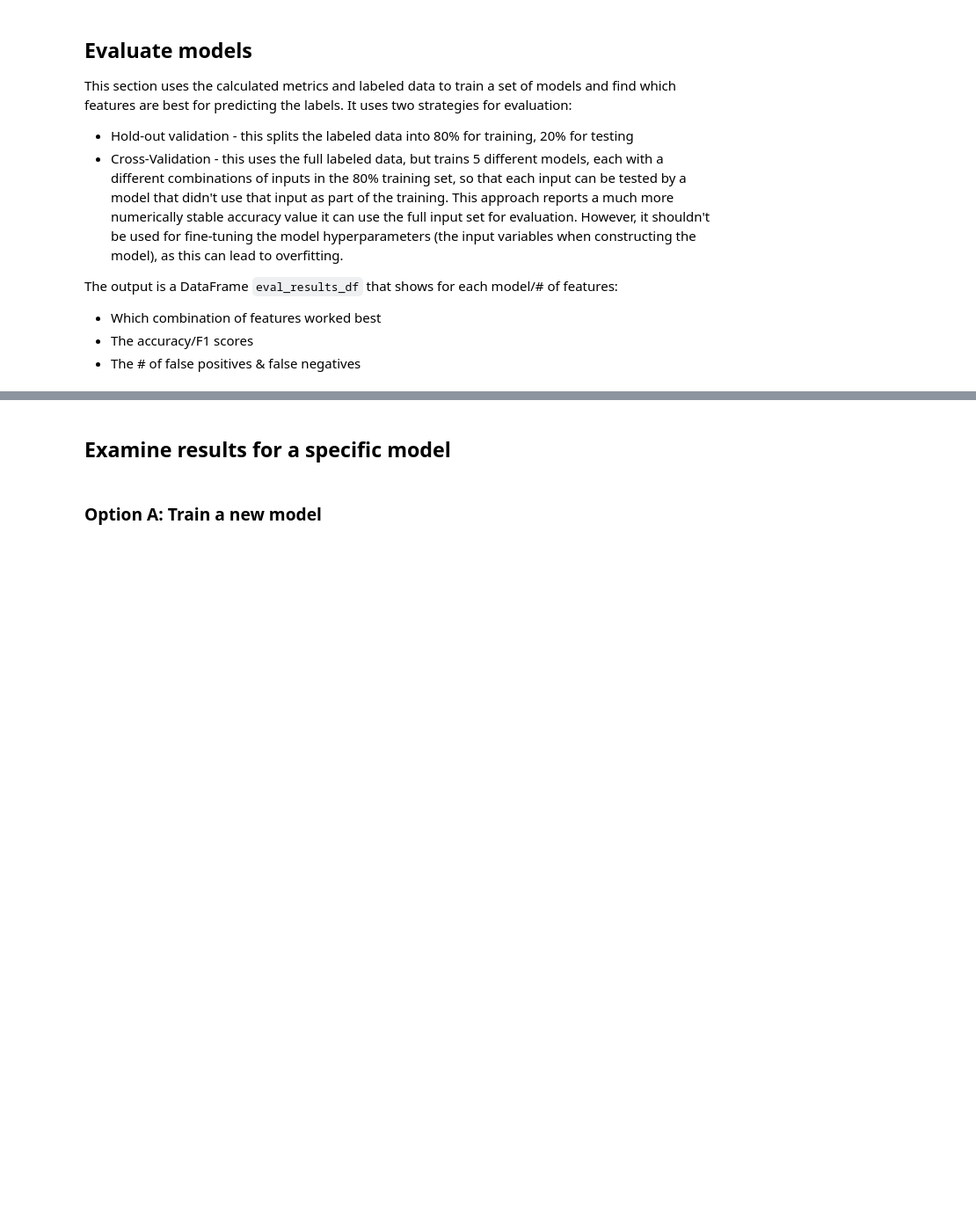
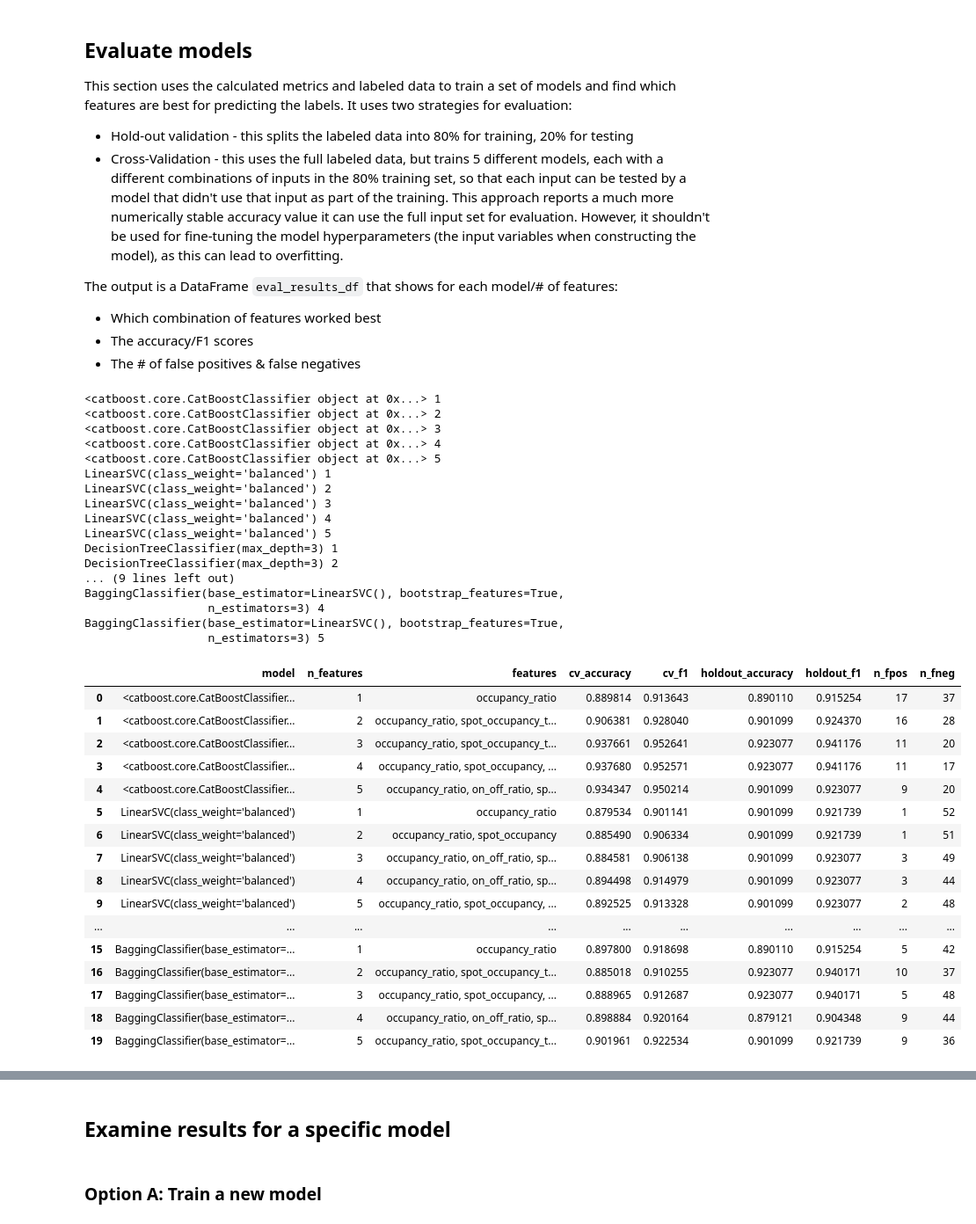
Before and after one commit to saharuka/metabolite_detectability, a Jupyter notebook: spotting/analysis/20_matrices/train_model.ipynb, the cells around one changed output, grey strips where cells are left out. Shown: that part at 88% size. Drawn from its saved outputs; the diff is of its cells as text; code cells hidden in the pictures; blank space fills up the shorter version.

```diff
--- a/spotting/analysis/20_matrices/train_model.ipynb
+++ b/spotting/analysis/20_matrices/train_model.ipynb
@@ -140,12 +131,12 @@ dataset_ids = pd.concat([
 images = []
 for i, ds_id in enumerate(dataset_ids):
     print(f'Downloading images for {ds_id} ({i}/{len(dataset_ids)})')
-    for img in sm.dataset(id=ds_id).all_annotation_images(
+    for img in SMInstance().dataset(id=ds_id).all_annotation_images(
         fdr=fdr,
         database=database,
         only_first_isotope=True,
-        scale_intensity=True,
-        hotspot_clipping=False,
+        scale_intensity=False,
+        hotspot_clipping=True
     ):
         # Exclude annotations with no first-isotopic-image
         if img[0] is not None:
@@ -199,10 +304,10 @@ else:
 merged_df = (
     images_df
     # Add `how=left` when merging with wellmap to include non-spotted formulas
-    .merge(wellmap[['well', 'formula', 'name_short']], on=['formula'])
+    .merge(wellmap[['well', 'formula', 'name']], on=['formula'])
     .merge(labeled_anns_df, on=['dataset_id', 'formula', 'adduct', 'neutral_loss'], how='left')
     .merge(manual_labels_df, on='filename', how='left')
-).reset_index(drop=True)
+).reset_index()
 
 # Merge the "manual_score" column into "score"
 merged_df['score'] = np.where(merged_df.score.isna(), merged_df.manual_score, merged_df.score)
@@ -242,24 +347,22 @@ for row in merged_df.itertuples():
         # Original metrics
         # NOTE: The constant in the denominator of `on_off_ratio` was changed to
         # 0.001 as it seemed to produce slightly better results
-#         'occupancy_ratio': (occ(in_mask) * 100) / (occ(in_bg) * 100 + 1),
-#         'on_off_ratio': (np.mean(in_mask)) / (np.mean(in_bg) + 0.001),
+        'occupancy_ratio': (occ(in_mask) * 100) / (occ(in_bg) * 100 + 1),
+        'on_off_ratio': (np.mean(in_mask)) / (np.mean(in_bg) + 0.001),
 
         # Single-spot occupancy %
         'spot_occupancy': occ(in_mask),
         'spot_occupancy_thresholded': occ(in_mask > threshold),
         # Other occupancy metrics
-#         'image_occupancy': occ(row.image),
-#         'other_spots_occupancy': occ(in_other_spots),
-#         'bg_occupancy': occ(in_bg),
-        'far_bg_occupancy': occ(in_far_bg),
-        'occupancy_vs_far_bg_ratio' : (occ(in_mask) * 100) / (occ(in_far_bg) * 100 + 1),
+        'image_occupancy': occ(row.image),
+        'other_spots_occupancy': occ(in_other_spots),
+        'bg_occupancy': occ(in_bg),
+        'far_bg_occupancy': occ(in_bg),
 
         # How many spots have a non-zero pixel
         'in_n_spots': len(np.unique(grid[(grid != 0) & (row.image > threshold)])),
 
         # Intensity ratios
-        'spot_intensity' : np.mean(in_mask),
         'intensity_vs_other_spots_ratio': np.mean(in_mask) / (np.mean(in_other_spots) + 0.001),
         'intensity_vs_far_bg_ratio': np.mean(in_mask) / (np.mean(in_far_bg) + 0.001),
 
@@ -301,20 +411,20 @@ X_train, X_test, y_train, y_test = train_test_split(X, y, test_size=0.2, stratif
 # Models to try
 models_to_eval = [
     CatBoostClassifier(verbose=False),
-#     LinearSVC(class_weight='balanced'),
-#     DecisionTreeClassifier(max_depth=3),
-#     BaggingClassifier(LinearSVC(), n_estimators=3, bootstrap_features=True),
+    LinearSVC(class_weight='balanced'),
+    DecisionTreeClassifier(max_depth=3),
+    BaggingClassifier(LinearSVC(), n_estimators=3, bootstrap_features=True),
 ]
-max_features_to_consider = 4
+max_features_to_consider = 5
 
 eval_results = []
 
 for model in models_to_eval:
     model_name = str(model)
-    for n_features in range(4, max_features_to_consider + 1):
+    for n_features in range(1, max_features_to_consider + 1):
         print(model_name, n_features)
         # SequentialFeatureSelector finds the set of N features that give the best scores
-        sfs = SequentialFeatureSelector(model, n_features_to_select=n_features, n_jobs=-1, cv=RepeatedStratifiedKFold())
+        sfs = SequentialFeatureSelector(model, n_features_to_select=n_features, n_jobs=-1)
         sfs.fit(X_train, y_train)
         best_features = X.columns[sfs.support_]
 
@@ -324,30 +434,65 @@ for model in models_to_eval:
         # Use a repeating cross-validator so that results are averaged over ~50 runs
         cv = RepeatedStratifiedKFold()
         cv_scores = cross_validate(model, X_subset, y, cv=cv, scoring=['accuracy','f1'])
         cv_accuracy = np.mean(cv_scores['test_accuracy'])
         cv_f1 = np.mean(cv_scores['test_f1'])
 
         # Evaluate using hold-out validation
         trained_subset_model = clone(model).fit(X_train[best_features].values, y_train)
         holdout_accuracy = trained_subset_model.score(X_test[best_features].values, y_test)
         holdout_f1 = f1_score(y_test, trained_subset_model.predict(X_test[best_features].values))
 
         eval_results.append({
             'model': model_name,
             'n_features': n_features,
             'features': ', '.join(best_features),
             'cv_accuracy': cv_accuracy,
             'cv_f1': cv_f1,
             'holdout_accuracy': holdout_accuracy,
             'holdout_f1': holdout_f1,
             'n_fpos': len(fpos_idxs),
             'n_fneg': len(fneg_idxs),
             # Uncomment to include the idxs of false positives/negatives to see which
             # inputs are repeatedly mispredicted regardless of the model
             # 'fpos_idxs': fpos_idxs,
             # 'fneg_idxs': fneg_idxs,
         })
 
 eval_results_df = pd.DataFrame(eval_results)
 
 eval_results_df
+# %% [output]
+<catboost.core.CatBoostClassifier object at 0x...> 1
+<catboost.core.CatBoostClassifier object at 0x...> 2
+<catboost.core.CatBoostClassifier object at 0x...> 3
+<catboost.core.CatBoostClassifier object at 0x...> 4
+<catboost.core.CatBoostClassifier object at 0x...> 5
+LinearSVC(class_weight='balanced') 1
+LinearSVC(class_weight='balanced') 2
+LinearSVC(class_weight='balanced') 3
+LinearSVC(class_weight='balanced') 4
+LinearSVC(class_weight='balanced') 5
+DecisionTreeClassifier(max_depth=3) 1
+DecisionTreeClassifier(max_depth=3) 2
+... (9 lines left out)
+BaggingClassifier(base_estimator=LinearSVC(), bootstrap_features=True,
+                  n_estimators=3) 4
+BaggingClassifier(base_estimator=LinearSVC(), bootstrap_features=True,
+                  n_estimators=3) 5
+|  | model | n_features | features | cv_accuracy | cv_f1 | holdout_accuracy | holdout_f1 | n_fpos | n_fneg |
+| 0 | <catboost.core.CatBoostClassifier... | 1 | occupancy_ratio | 0.889814 | 0.913643 | 0.890110 | 0.915254 | 17 | 37 |
+| 1 | <catboost.core.CatBoostClassifier... | 2 | occupancy_ratio, spot_occupancy_t... | 0.906381 | 0.928040 | 0.901099 | 0.924370 | 16 | 28 |
+| 2 | <catboost.core.CatBoostClassifier... | 3 | occupancy_ratio, spot_occupancy_t... | 0.937661 | 0.952641 | 0.923077 | 0.941176 | 11 | 20 |
+| 3 | <catboost.core.CatBoostClassifier... | 4 | occupancy_ratio, spot_occupancy, ... | 0.937680 | 0.952571 | 0.923077 | 0.941176 | 11 | 17 |
+| 4 | <catboost.core.CatBoostClassifier... | 5 | occupancy_ratio, on_off_ratio, sp... | 0.934347 | 0.950214 | 0.901099 | 0.923077 | 9 | 20 |
+| 5 | LinearSVC(class_weight='balanced') | 1 | occupancy_ratio | 0.879534 | 0.901141 | 0.901099 | 0.921739 | 1 | 52 |
+| 6 | LinearSVC(class_weight='balanced') | 2 | occupancy_ratio, spot_occupancy | 0.885490 | 0.906334 | 0.901099 | 0.921739 | 1 | 51 |
+| 7 | LinearSVC(class_weight='balanced') | 3 | occupancy_ratio, on_off_ratio, sp... | 0.884581 | 0.906138 | 0.901099 | 0.923077 | 3 | 49 |
+| 8 | LinearSVC(class_weight='balanced') | 4 | occupancy_ratio, on_off_ratio, sp... | 0.894498 | 0.914979 | 0.901099 | 0.923077 | 3 | 44 |
+| 9 | LinearSVC(class_weight='balanced') | 5 | occupancy_ratio, spot_occupancy, ... | 0.892525 | 0.913328 | 0.901099 | 0.923077 | 2 | 48 |
+| ... | ... | ... | ... | ... | ... | ... | ... | ... | ... |
+| 15 | BaggingClassifier(base_estimator=... | 1 | occupancy_ratio | 0.897800 | 0.918698 | 0.890110 | 0.915254 | 5 | 42 |
+| 16 | BaggingClassifier(base_estimator=... | 2 | occupancy_ratio, spot_occupancy_t... | 0.885018 | 0.910255 | 0.923077 | 0.940171 | 10 | 37 |
+| 17 | BaggingClassifier(base_estimator=... | 3 | occupancy_ratio, spot_occupancy, ... | 0.888965 | 0.912687 | 0.923077 | 0.940171 | 5 | 48 |
+| 18 | BaggingClassifier(base_estimator=... | 4 | occupancy_ratio, on_off_ratio, sp... | 0.898884 | 0.920164 | 0.879121 | 0.904348 | 9 | 44 |
+| 19 | BaggingClassifier(base_estimator=... | 5 | occupancy_ratio, spot_occupancy_t... | 0.901961 | 0.922534 | 0.901099 | 0.921739 | 9 | 36 |
```
Also changed, not shown: parts of 24 cells of this notebook.
